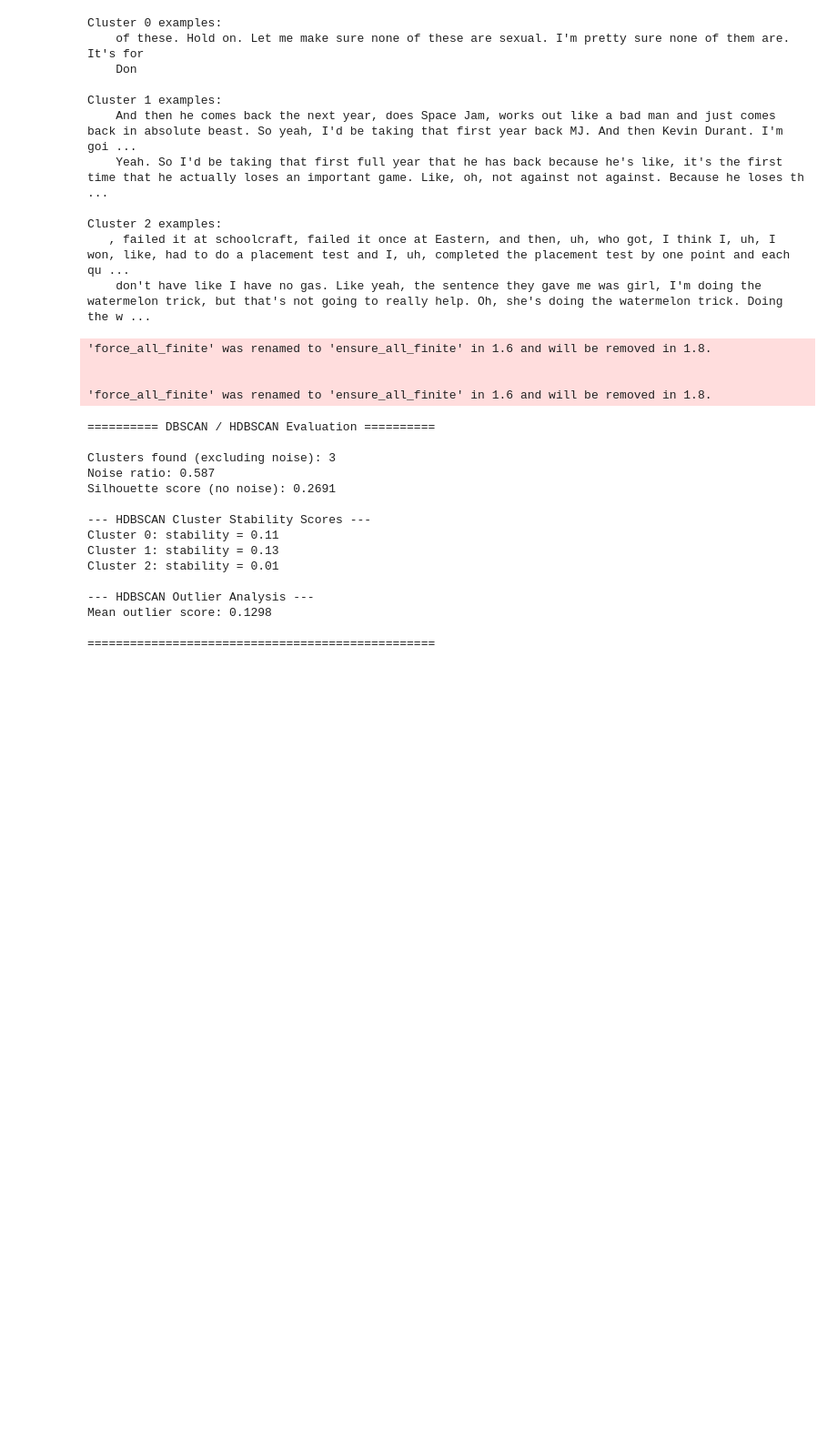
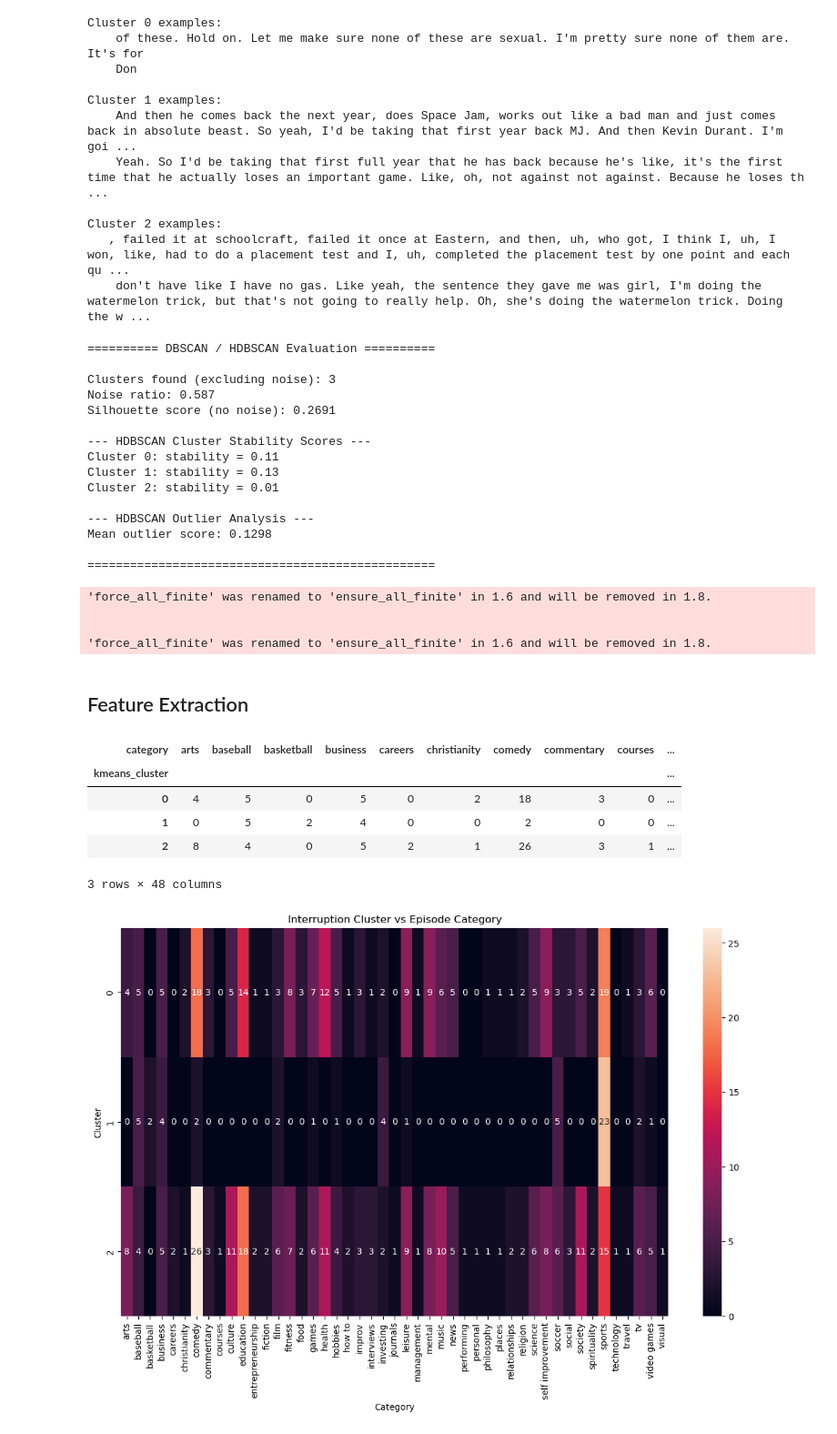
Before and after one commit to au-nlp/project-milestone-p2-group4, a Jupyter notebook: interruptions.ipynb, the cells around one changed output. Shown at 91% size. Cells and saved outputs as stored; diff of their text form; code cells hidden in the pictures; blank space fills up the shorter version.

Commit message:
Feature extraction

```diff
--- a/interruptions.ipynb
+++ b/interruptions.ipynb
@@ -270,10 +278,10 @@ k = max(scores, key=scores.get)
 print(f"Chosen k = {k} with silhouette score = {scores[k]:.4f}")
 print("")
 kmeans = KMeans(n_clusters=k, random_state=42, n_init=10)
-labels = kmeans.fit_predict(reduced_embeddings)
+kmeans_labels = kmeans.fit_predict(reduced_embeddings)
 
 # Step 4: Print cluster assignments
-for text, label in zip(interruptions[:10], labels[:10]):
+for text, label in zip(interruptions[:10], kmeans_labels[:10]):
     print(f"[Cluster {label}] {text}")
 # %% [output]
 Chosen k = 3 with silhouette score = 0.1844
@@ -293,7 +301,7 @@ Chosen k = 3 with silhouette score = 0.1844
 cluster_centers = kmeans.cluster_centers_
 for c in range(k):
     print(f"\nCluster {c} examples:")
-    idxs = np.where(labels == c)[0][:2] # show 2 examples per cluster
+    idxs = np.where(kmeans_labels == c)[0][:2] # show 2 examples per cluster
     for i in idxs[:10]:
         print("  ", interruptions[i])
 # %% [output]
@@ -442,24 +450,23 @@ def evaluate_dbscan(X, labels, clusterer=None):
 
 
 evaluate_dbscan(reduced_embeddings, dbscan_labels, clusterer=clusterer)
-plot_clustering(reduced_embeddings, dbscan_labels, dims=3, texts=interruptions)
 # %% [output]
-'force_all_finite' was renamed to 'ensure_all_finite' in 1.6 and will be removed in 1.8.
+========== DBSCAN / HDBSCAN Evaluation ==========
 
+Clusters found (excluding noise): 3
+Noise ratio: 0.587
+Silhouette score (no noise): 0.2691
 
-'force_all_finite' was renamed to 'ensure_all_finite' in 1.6 and will be removed in 1.8.
+--- HDBSCAN Cluster Stability Scores ---
+Cluster 0: stability = 0.11
+Cluster 1: stability = 0.13
+Cluster 2: stability = 0.01
+
+--- HDBSCAN Outlier Analysis ---
+Mean outlier score: 0.1298
+
+=================================================
-========== DBSCAN / HDBSCAN Evaluation ==========
+'force_all_finite' was renamed to 'ensure_all_finite' in 1.6 and will be removed in 1.8.
 
-Clusters found (excluding noise): 3
-Noise ratio: 0.587
-Silhouette score (no noise): 0.2691
 
---- HDBSCAN Cluster Stability Scores ---
-Cluster 0: stability = 0.11
-Cluster 1: stability = 0.13
-Cluster 2: stability = 0.01
-
---- HDBSCAN Outlier Analysis ---
-Mean outlier score: 0.1298
-
-=================================================
+'force_all_finite' was renamed to 'ensure_all_finite' in 1.6 and will be removed in 1.8.
@@ -465,0 +475,37 @@ Mean outlier score: 0.1298
+# %% [markdown]
+## Feature Extraction
+# %%
+import seaborn as sns
+df = pd.DataFrame({
+    "kmeans_cluster": kmeans_labels,
+    "dbscan_cluster": dbscan_labels,
+    "episode_id": episode_id,
+})
+
+# Convert categories_per_episode list to a dictionary for mapping
+episode_to_categories = {i: categories_per_episode[i] for i in range(len(categories_per_episode))}
+df["category"] = df["episode_id"].map(episode_to_categories)
+
+# Since each episode has multiple categories, explode the category column
+df = df.explode("category")
+df = df[df["category"].str.strip() != ""]
+table = pd.crosstab(df["kmeans_cluster"], df["category"])
+#add total number of interruptions per cluster
+table["Total Interruptions"] = table.sum(axis=1)
+display(table)
+
+plt.figure(figsize=(14, 8))
+#should print before total interruptions
+sns.heatmap(table.drop(columns=["Total Interruptions"]), annot=True, fmt="d")
+plt.title("Interruption Cluster vs Episode Category")
+plt.xlabel("Category")
+plt.ylabel("Cluster")
+plt.show()
+# %% [output]
+| category | arts | baseball | basketball | business | careers | christianity | comedy | commentary | courses | ... |
+| kmeans_cluster |  |  |  |  |  |  |  |  |  | ... |
+| 0 | 4 | 5 | 0 | 5 | 0 | 2 | 18 | 3 | 0 | ... |
+| 1 | 0 | 5 | 2 | 4 | 0 | 0 | 2 | 0 | 0 | ... |
+| 2 | 8 | 4 | 0 | 5 | 2 | 1 | 26 | 3 | 1 | ... |
+3 rows × 48 columns
+[figure, added]
```
Also changed, not shown: parts of 6 cells of this notebook.
